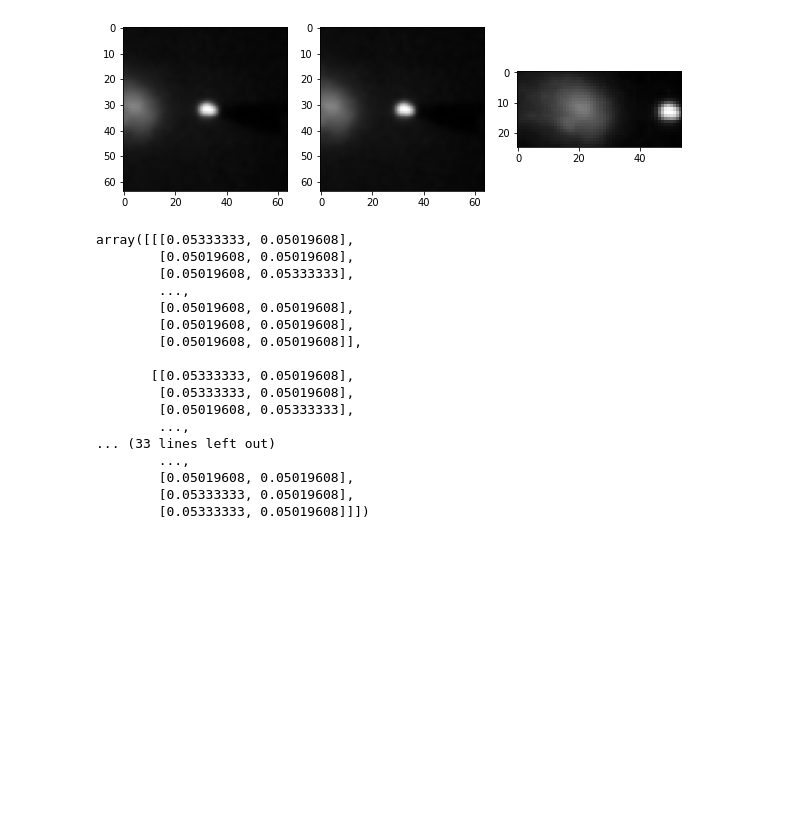
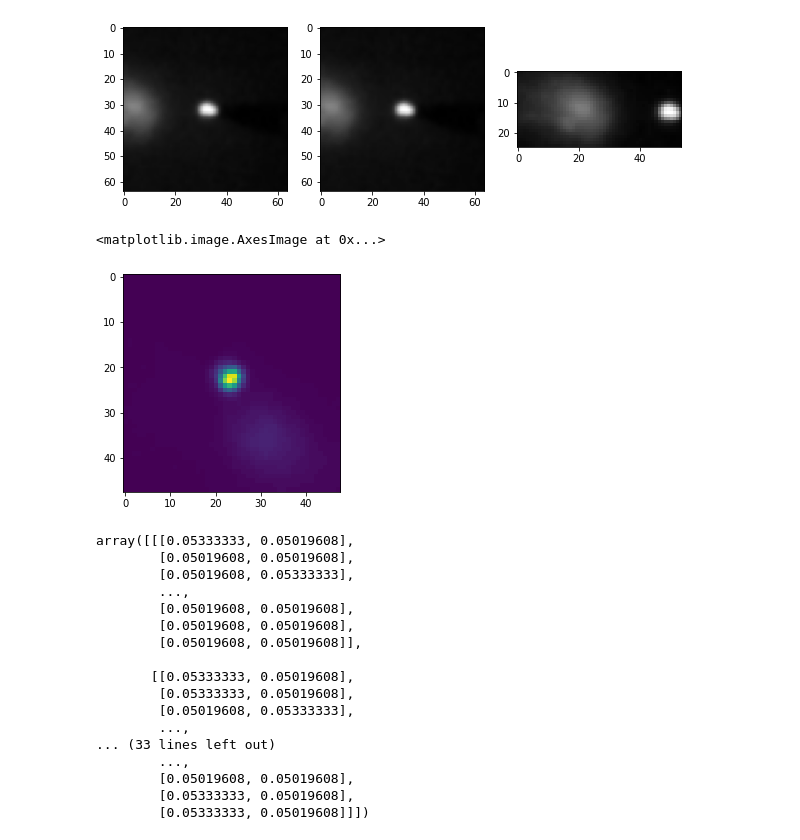
Before and after one commit to vigitia/IRPenTracking, a Jupyter notebook: evaluation/cnn_stereo.ipynb, the cells around one changed output. Saved outputs shown, nothing was run; the diff lists cells and outputs as text; code cells hidden in the pictures; blank space fills up the shorter version.

```diff
--- a/evaluation/cnn_stereo.ipynb
+++ b/evaluation/cnn_stereo.ipynb
@@ -34,8 +34,14 @@ PATH_HOVER = '../out2/2022-06-24/hover/'
 #DRAW_PATHS = ['../out2/2022-06-24/draw/', '../out2/2022-06-28/draw/']
 #HOVER_PATHS = ['../out2/2022-06-24/hover/', '../out2/2022-06-28/hover/']
 
-DRAW_PATHS = ['../out2/2022-06-29/draw1', '../out2/2022-06-29/draw2']
-HOVER_PATHS = ['../out2/2022-06-29/hover1', '../out2/2022-06-29/hover2']
+#DRAW_PATHS = ['../out2/2022-06-29/draw1', '../out2/2022-06-29/draw2']
+#HOVER_PATHS = ['../out2/2022-06-29/hover1', '../out2/2022-06-29/hover2']
+
+#DRAW_PATHS = ['../out2/2022-06-30/draw1/', '../out2/2022-06-30/draw2/']
+#HOVER_PATHS = ['../out2/2022-06-30/hover1/', '../out2/2022-06-30/hover2/']
+
+DRAW_PATHS = ['../out2/2022-06-30_2/draw1/', '../out2/2022-06-30_2/draw2/']
+HOVER_PATHS = ['../out2/2022-06-30_2/hover1/', '../out2/2022-06-30_2/hover2/']
 
 #for exposure in [2500, 2000, 1500, 1000]:
 #    gain = int(exposure / 10)
@@ -168,7 +174,7 @@ def read_images(path):
             #image, (max_x, max_y) = crop_image(image, size)
             image, (max_x, max_y) = crop_image_2(image, size)
             #print(np.max(image))
-            if image.shape == (size, size, 3) and np.max(image) > 200:
+            if image.shape == (size, size, 3) and np.max(image) > 50:
                 images.append(image)
                 coords.append((max_x, max_y))
 
@@ -182,7 +188,7 @@ def data_augmentation(images):
     for img in images:
         img = img.astype('float64')
         #print(img)
-        for b in range(7, 12):
+        for b in range(8, 12):
             tmp2 = np.clip(img * (b / 10), 0, 255) / 255
             result.append(tmp2[:,:,:2])
             result.append(cv2.flip(tmp2, flipCode=0)[:,:,:2])
@@ -303,7 +309,10 @@ images_hover = data_augmentation(images_hover)
 images = images_draw + images_hover
 labels = [0] * len(images_draw) + [1] * len(images_hover)
 # %%
-#plt.imshow(random.sample(images, 1)[0][:,:,:2])
+plt.imshow(random.sample(images, 1)[0][:,:,1])
+# %% [output]
+<matplotlib.image.AxesImage at 0x...>
+[figure, added]
 # %%
 random.sample(images, 1)[0][:,:,:2]
 # %% [output]
```
Also changed, not shown: parts of 8 cells of this notebook, 16 other files.
